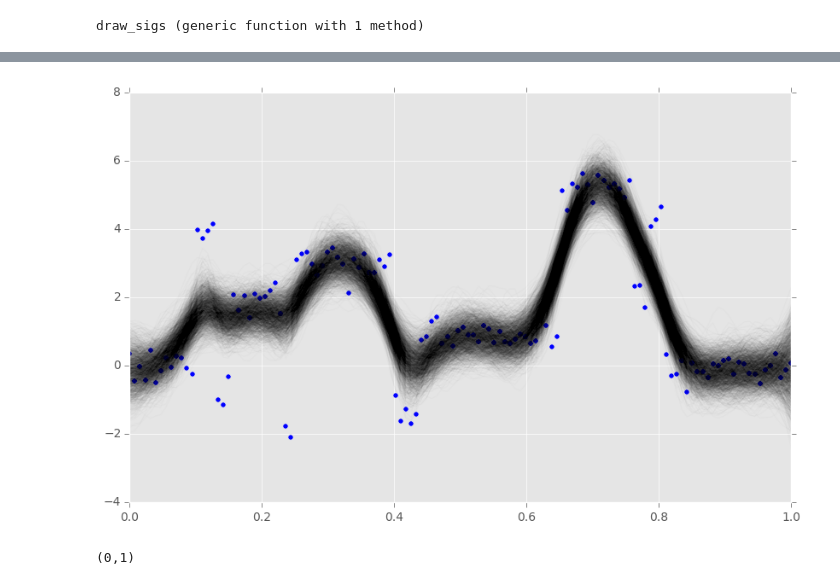
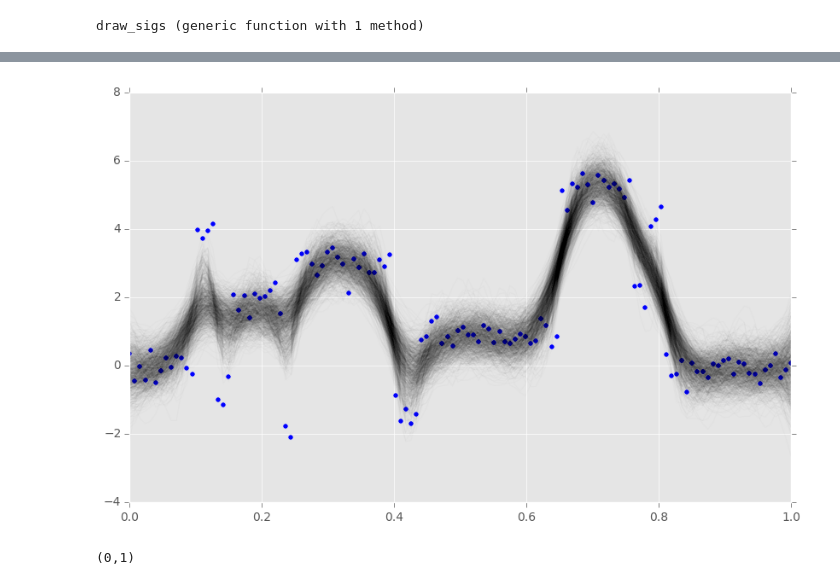
Before and after one commit to jmxpearson/laf, a Jupyter notebook: julia_MCMC_integration_test.ipynb, the cells around one changed output, grey strips where cells are left out. Saved outputs shown, nothing was run; the diff lists cells and outputs as text; code cells hidden in the pictures.

```diff
--- a/julia_MCMC_integration_test.ipynb
+++ b/julia_MCMC_integration_test.ipynb
@@ -194,10 +193,10 @@ elapsed time: 19.413049223 seconds (10410396352 bytes allocated, 39.64% gc time)
 # %%
 figure(figsize=(10, 6))
-trans = 40 / Niter
+trans = 15. / size(th, 3)
 
-plot(tobs, squeeze(th[1, :, 500:end], 1), color="black", alpha=trans)
+plot(tobs, squeeze(th[1, :, :], 1), color="black", alpha=trans)
 scatter(tobs, y)
 xlim(0, 1)
 # %% [output]
-[figure, old version]
+[figure, new version]
 (0,1)
```
Also changed, not shown: parts of 8 cells of this notebook.
